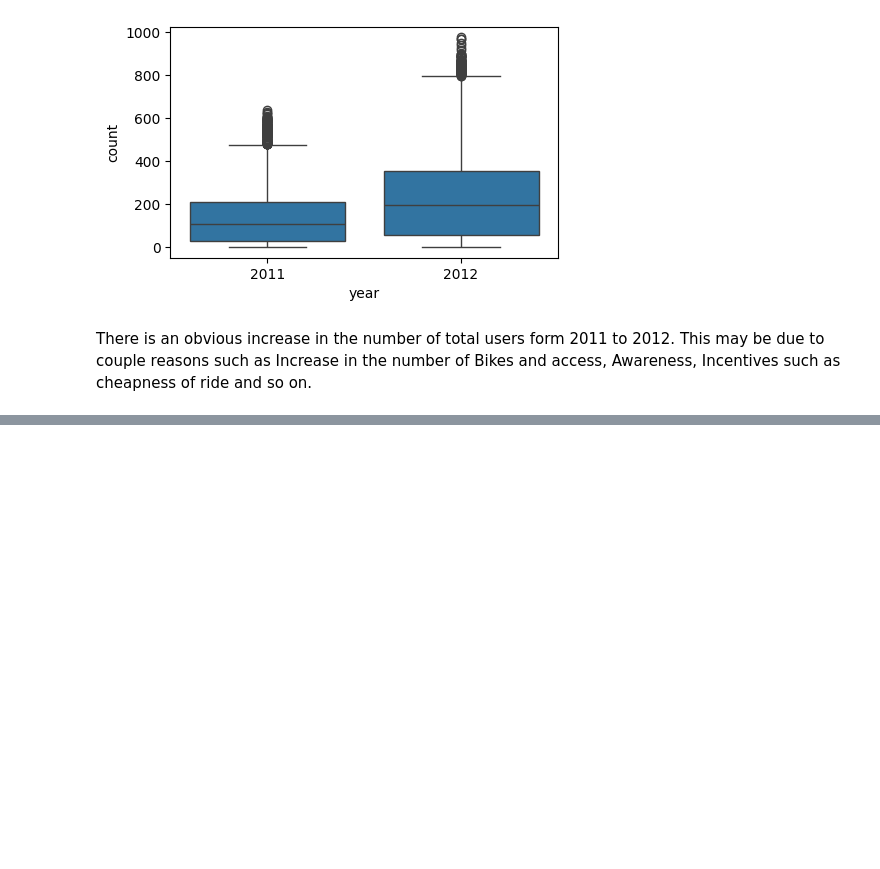
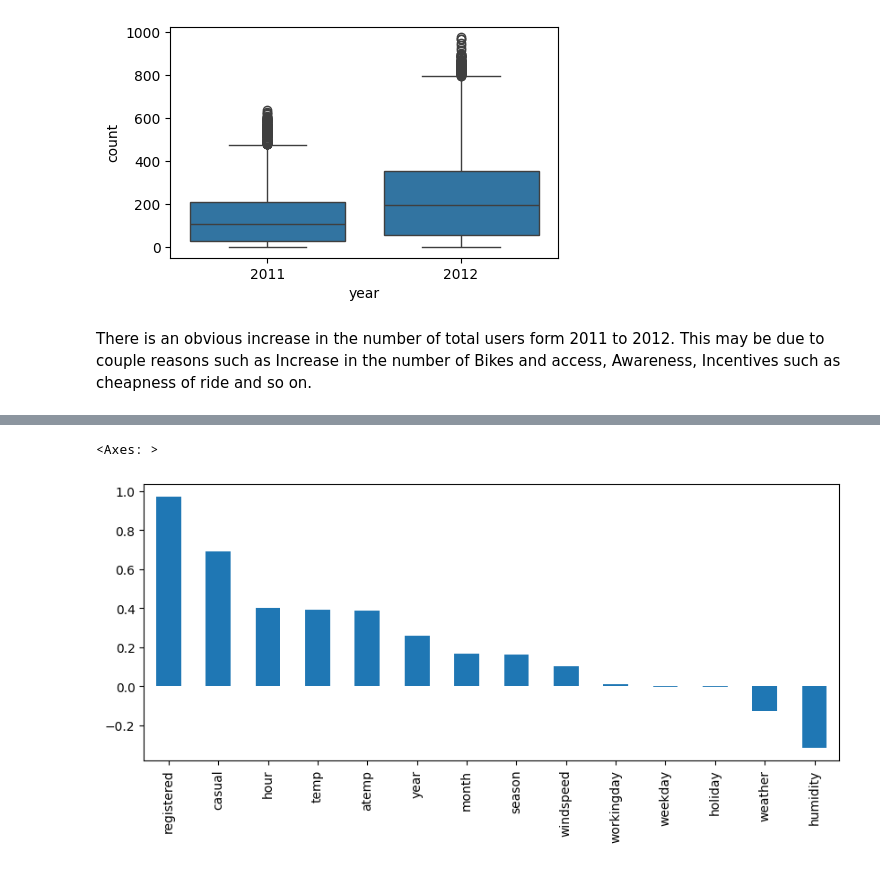
Before and after one commit to Mainasaid/Bike-demand-prediction, a Jupyter notebook: project.ipynb, the cells around one changed output, grey strips where cells are left out. Cells and saved outputs as stored; diff of their text form; code cells hidden in the pictures; blank space fills up the shorter version.

```diff
--- a/project.ipynb
+++ b/project.ipynb
@@ -194,0 +211,2 @@ There is an obvious increase in the number of total users form 2011 to 2012. Thi
+# %%
+corr = train_df.corr(numeric_only=True)
@@ -194,0 +234,6 @@ There is an obvious increase in the number of total users form 2011 to 2012. Thi
+# %%
+plt.figure(figsize=(10,4))
+corr['count'].sort_values(ascending=False)[1:].plot(kind='bar')
+# %% [output]
+<Axes: >
+[figure, added]
```
Also changed, not shown: parts of 41 cells of this notebook.
